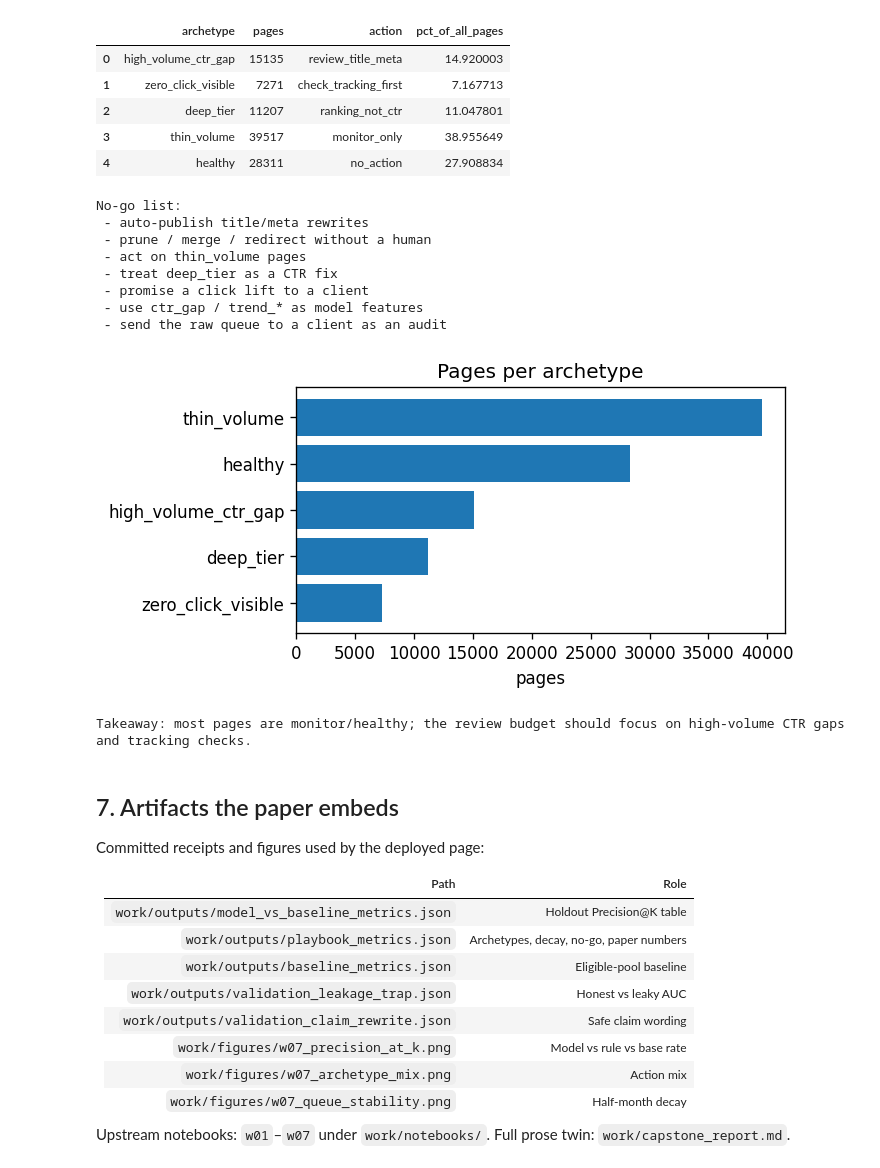
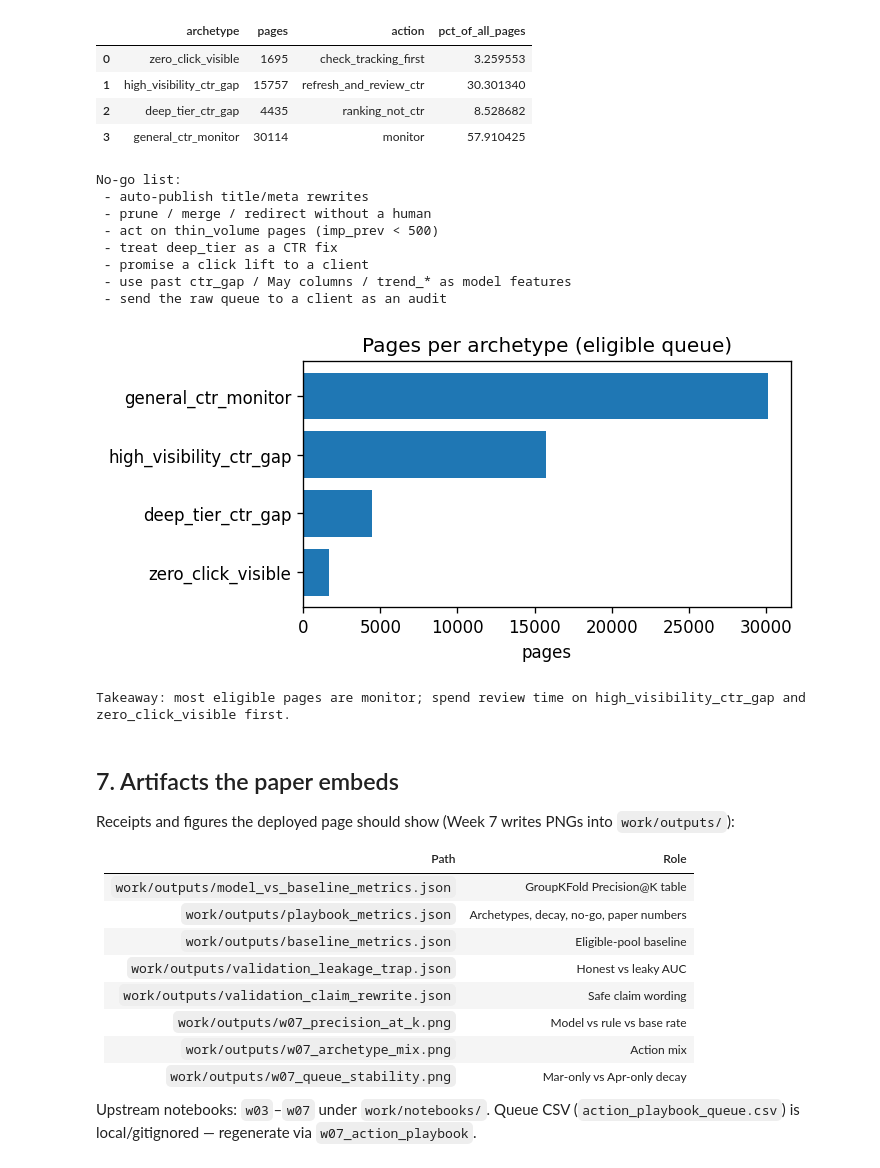
Before and after one commit to rimlazrek1/flyrank-internship, a Jupyter notebook: work/notebooks/capstone.ipynb, the cells around one changed output. Cells and saved outputs as stored; diff of their text form; code cells hidden in the pictures.

Commit message:
updated capstone + paper

```diff
--- a/work/notebooks/capstone.ipynb
+++ b/work/notebooks/capstone.ipynb
@@ -40,16 +40,28 @@ if OUT is None:
 ROOT = OUT.parent
 FIG = ROOT / "figures"
 
+
+def resolve_fig(name: str) -> Path:
+    """Prefer w07 exports in outputs/; fall back to figures/."""
+    for p in (OUT / name, FIG / name):
+        if p.exists():
+            return p
+    return OUT / name
+
+
 playbook = json.loads((OUT / "playbook_metrics.json").read_text())
 model_vs = json.loads((OUT / "model_vs_baseline_metrics.json").read_text())
 baseline = json.loads((OUT / "baseline_metrics.json").read_text())
 leakage = json.loads((OUT / "validation_leakage_trap.json").read_text())
 claims = json.loads((OUT / "validation_claim_rewrite.json").read_text())
 
+methods_mean = pd.DataFrame(model_vs["methods_mean"]).set_index("method")
+
 print("Lane:", playbook["lane"])
 print("Slice:", playbook["slice"])
-print("Pages in March frame:", playbook["n_pages"])
-print("Eligible baseline pool (imp>=500):", baseline["n"])
+print("Eligible pages (imp_prev >= 500):", playbook["n_pages"])
+print("Baseline receipt n:", baseline["n"])
 print("Random seed (model):", model_vs["random_state"])
+print("Split:", model_vs["split"])
 # %% [output]
 Lane: Lane 4 CTR opportunity
@@ -239,48 +260,50 @@ The five buckets are **mutually exclusive by construction** (fixed if/else order
 # %%
 arch = pd.DataFrame(playbook["archetype_mix"])
 display(arch[["archetype", "pages", "action", "pct_of_all_pages"]])
 print("No-go list:")
 for item in playbook["no_go"]:
     print(" -", item)
 
-mix = FIG / "w07_archetype_mix.png"
+mix = resolve_fig("w07_archetype_mix.png")
 if mix.exists():
     display(Image(filename=str(mix)))
-    print("Takeaway: most pages are monitor/healthy; the review budget should focus on high-volume CTR gaps and tracking checks.")
+    print(
+        "Takeaway: most eligible pages are monitor; spend review time on "
+        "high_visibility_ctr_gap and zero_click_visible first."
+    )
 else:
     print("Missing figure:", mix)
 # %% [output]
 |  | archetype | pages | action | pct_of_all_pages |
-| 0 | high_volume_ctr_gap | 15135 | review_title_meta | 14.920003 |
-| 1 | zero_click_visible | 7271 | check_tracking_first | 7.167713 |
-| 2 | deep_tier | 11207 | ranking_not_ctr | 11.047801 |
-| 3 | thin_volume | 39517 | monitor_only | 38.955649 |
-| 4 | healthy | 28311 | no_action | 27.908834 |
+| 0 | zero_click_visible | 1695 | check_tracking_first | 3.259553 |
+| 1 | high_visibility_ctr_gap | 15757 | refresh_and_review_ctr | 30.301340 |
+| 2 | deep_tier_ctr_gap | 4435 | ranking_not_ctr | 8.528682 |
+| 3 | general_ctr_monitor | 30114 | monitor | 57.910425 |
 No-go list:
  - auto-publish title/meta rewrites
  - prune / merge / redirect without a human
- - act on thin_volume pages
+ - act on thin_volume pages (imp_prev < 500)
  - treat deep_tier as a CTR fix
  - promise a click lift to a client
- - use ctr_gap / trend_* as model features
+ - use past ctr_gap / May columns / trend_* as model features
  - send the raw queue to a client as an audit
-[figure, old version]
+[figure, new version]
-Takeaway: most pages are monitor/healthy; the review budget should focus on high-volume CTR gaps and tracking checks.
+Takeaway: most eligible pages are monitor; spend review time on high_visibility_ctr_gap and zero_click_visible first.
 # %% [markdown]
 ## 7. Artifacts the paper embeds
 
-Committed receipts and figures used by the deployed page:
+Receipts and figures the deployed page should show (Week 7 writes PNGs into `work/outputs/`):
 
 | Path | Role |
 |---|---|
-| `work/outputs/model_vs_baseline_metrics.json` | Holdout Precision@K table |
+| `work/outputs/model_vs_baseline_metrics.json` | GroupKFold Precision@K table |
 | `work/outputs/playbook_metrics.json` | Archetypes, decay, no-go, paper numbers |
 | `work/outputs/baseline_metrics.json` | Eligible-pool baseline |
 | `work/outputs/validation_leakage_trap.json` | Honest vs leaky AUC |
 | `work/outputs/validation_claim_rewrite.json` | Safe claim wording |
-| `work/figures/w07_precision_at_k.png` | Model vs rule vs base rate |
-| `work/figures/w07_archetype_mix.png` | Action mix |
-| `work/figures/w07_queue_stability.png` | Half-month decay |
+| `work/outputs/w07_precision_at_k.png` | Model vs rule vs base rate |
+| `work/outputs/w07_archetype_mix.png` | Action mix |
+| `work/outputs/w07_queue_stability.png` | Mar-only vs Apr-only decay |
 
-Upstream notebooks: `w01`–`w07` under `work/notebooks/`. Full prose twin: `work/capstone_report.md`.
+Upstream notebooks: `w03`–`w07` under `work/notebooks/`. Queue CSV (`action_playbook_queue.csv`) is local/gitignored — regenerate via `w07_action_playbook`.
 # %%
```
Also changed, not shown: parts of 18 cells of this notebook, 15 other files.
